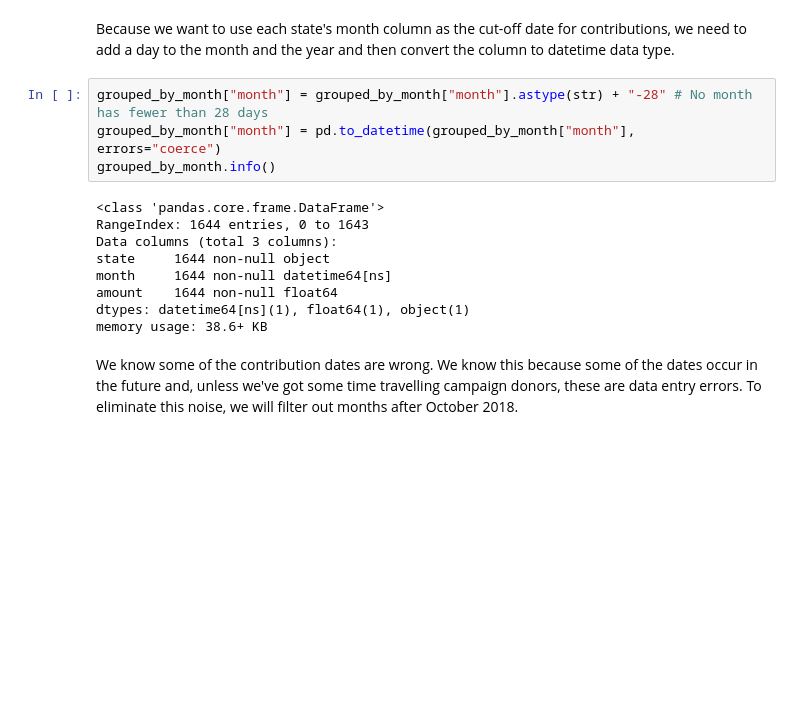
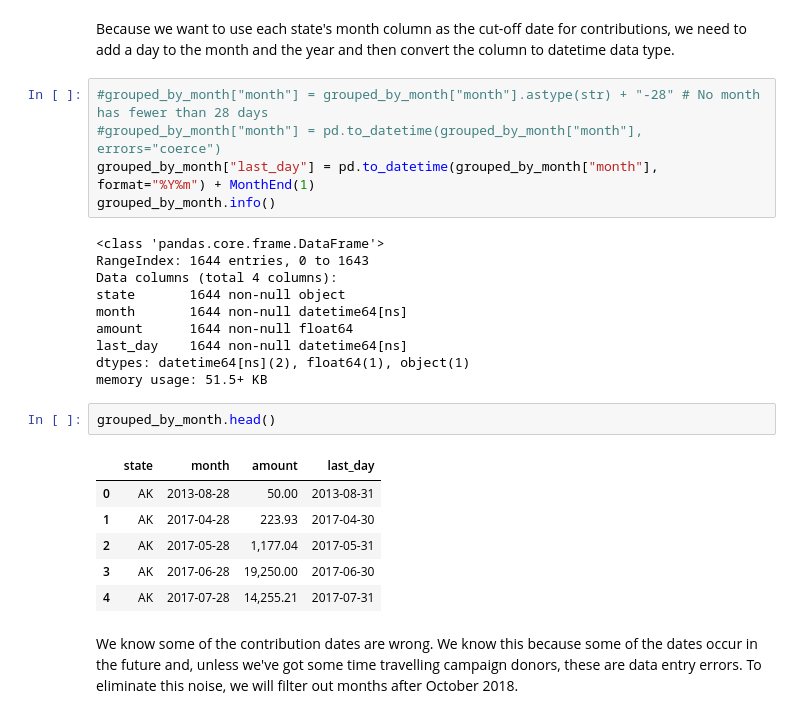
Before and after one commit to PublicI/out-of-state-contribs, a Jupyter notebook: data-prep.ipynb, the cells around one changed output. Saved outputs shown, nothing was run; the diff lists cells and outputs as text; blank space fills up the shorter version.

```diff
--- a/data-prep.ipynb
+++ b/data-prep.ipynb
@@ -253,18 +254,29 @@ See the caveats in the documentation: http://pandas.pydata.org/pandas-docs/stabl
 # %% [markdown]
 Because we want to use each state's month column as the cut-off date for contributions, we need to add a day to the month and the year and then convert the column to datetime data type.
 # %%
-grouped_by_month["month"] = grouped_by_month["month"].astype(str) + "-28" # No month has fewer than 28 days
-grouped_by_month["month"] = pd.to_datetime(grouped_by_month["month"], errors="coerce")
+#grouped_by_month["month"] = grouped_by_month["month"].astype(str) + "-28" # No month has fewer than 28 days
+#grouped_by_month["month"] = pd.to_datetime(grouped_by_month["month"], errors="coerce")
+grouped_by_month["last_day"] = pd.to_datetime(grouped_by_month["month"], format="%Y%m") + MonthEnd(1)
 grouped_by_month.info()
 # %% [output]
 <class 'pandas.core.frame.DataFrame'>
 RangeIndex: 1644 entries, 0 to 1643
-Data columns (total 3 columns):
-state     1644 non-null object
-month     1644 non-null datetime64[ns]
-amount    1644 non-null float64
-dtypes: datetime64[ns](1), float64(1), object(1)
-memory usage: 38.6+ KB
+Data columns (total 4 columns):
+state       1644 non-null object
+month       1644 non-null datetime64[ns]
+amount      1644 non-null float64
+last_day    1644 non-null datetime64[ns]
+dtypes: datetime64[ns](2), float64(1), object(1)
+memory usage: 51.5+ KB
+# %%
+grouped_by_month.head()
+# %% [output]
+|  | state | month | amount | last_day |
+| 0 | AK | 2013-08-28 | 50.00 | 2013-08-31 |
+| 1 | AK | 2017-04-28 | 223.93 | 2017-04-30 |
+| 2 | AK | 2017-05-28 | 1,177.04 | 2017-05-31 |
+| 3 | AK | 2017-06-28 | 19,250.00 | 2017-06-30 |
+| 4 | AK | 2017-07-28 | 14,255.21 | 2017-07-31 |
 # %% [markdown]
 We know some of the contribution dates are wrong. We know this because some of the dates occur in the future and, unless we've got some time travelling campaign donors, these are data entry errors. To eliminate this noise, we will filter out months after October 2018.
 # %%
```
Also changed, not shown: parts of 14 cells of this notebook, 1 other file.
